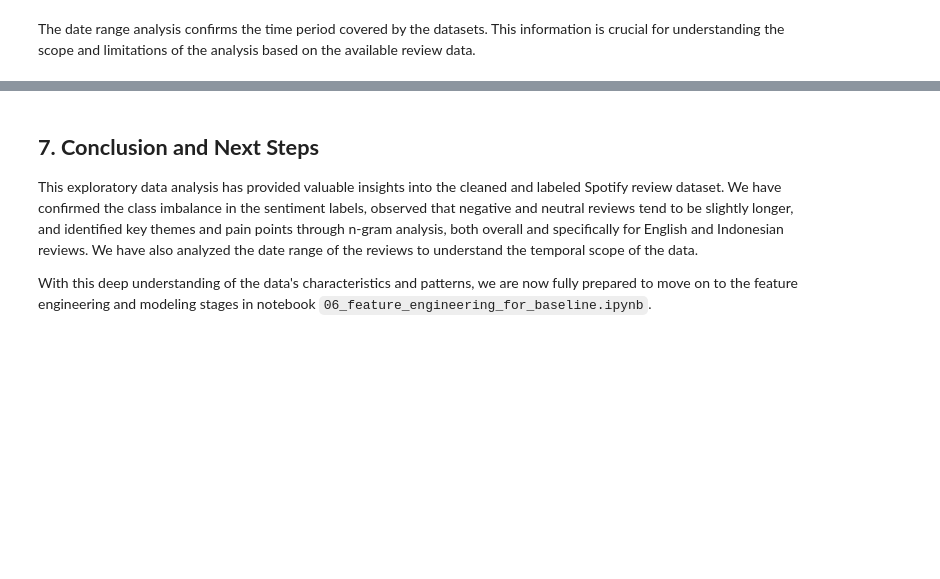
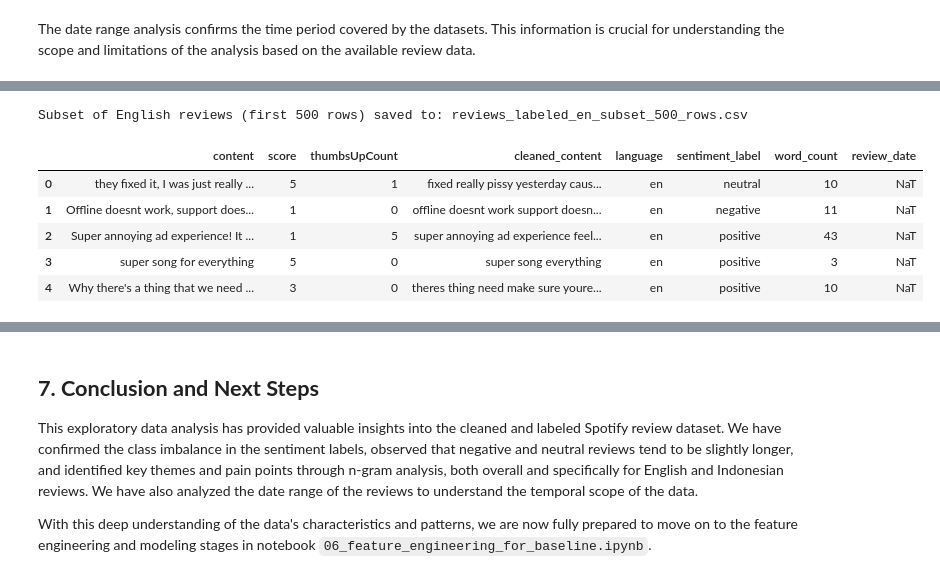
Before and after one commit to notnsas/data-science-capstone-project-college, a Jupyter notebook: notebooks/05_eda_cleaned_data.ipynb, the cells around one changed output, grey strips where cells are left out. Cells and saved outputs as stored; diff of their text form; code cells hidden in the pictures; blank space fills up the shorter version.

Commit message:
7. Splitting and Saving Subsets of Data

```diff
--- a/notebooks/05_eda_cleaned_data.ipynb
+++ b/notebooks/05_eda_cleaned_data.ipynb
@@ -539,0 +544,16 @@ The date range analysis confirms the time period covered by the datasets. This i
+# %%
+# Split and save the first 500 rows of English reviews
+df_en_subset = df_en.head(500)
+df_en_subset_path = 'reviews_labeled_en_subset_500_rows.csv'
+df_en_subset.to_csv(df_en_subset_path, index=False)
+
+print(f"Subset of English reviews (first 500 rows) saved to: {df_en_subset_path}")
+display(df_en_subset.head())
+# %% [output]
+Subset of English reviews (first 500 rows) saved to: reviews_labeled_en_subset_500_rows.csv
+|  | content | score | thumbsUpCount | cleaned_content | language | sentiment_label | word_count | review_date |
+| 0 | they fixed it, I was just really ... | 5 | 1 | fixed really pissy yesterday caus... | en | neutral | 10 | NaT |
+| 1 | Offline doesnt work, support does... | 1 | 0 | offline doesnt work support doesn... | en | negative | 11 | NaT |
+| 2 | Super annoying ad experience! It ... | 1 | 5 | super annoying ad experience feel... | en | positive | 43 | NaT |
+| 3 | super song for everything | 5 | 0 | super song everything | en | positive | 3 | NaT |
+| 4 | Why there's a thing that we need ... | 3 | 0 | theres thing need make sure youre... | en | positive | 10 | NaT |
```
Also changed, not shown: parts of 3 cells of this notebook.
